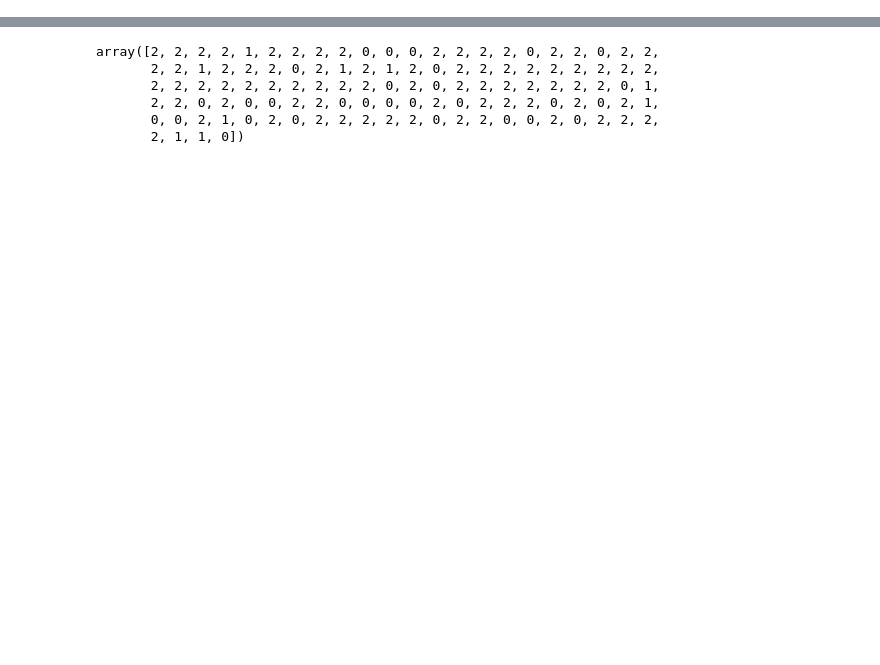
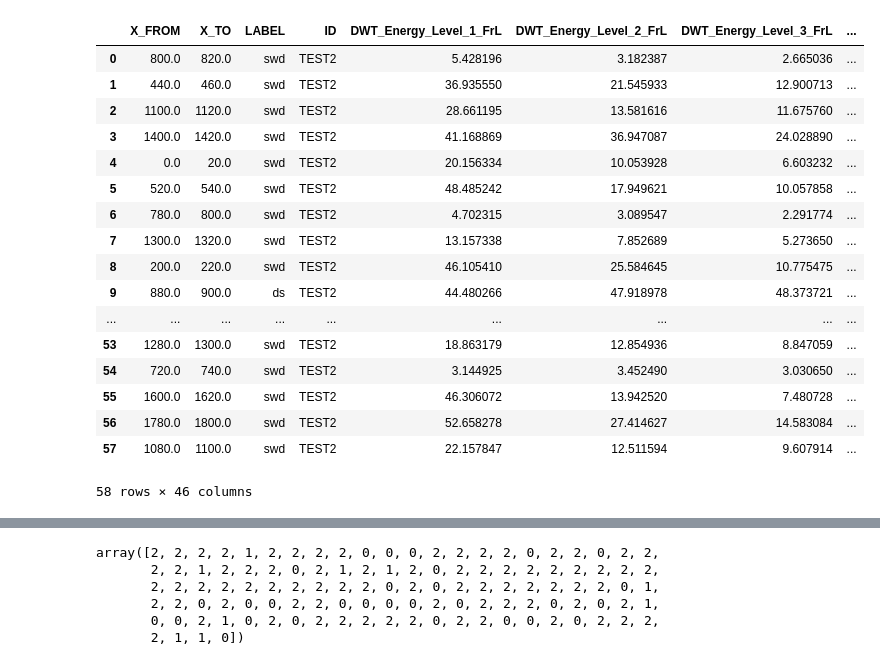
Before and after one commit to tarasovxx/classification-system-ekog, a Jupyter notebook: research/model.ipynb, the cells around one changed output, grey strips where cells are left out. Cells and saved outputs as stored; diff of their text form; code cells hidden in the pictures; blank space fills up the shorter version.

```diff
--- a/research/model.ipynb
+++ b/research/model.ipynb
@@ -94,0 +153,17 @@ Learning rate set to 0.5
+# %%
+new_y_pred = y_pred.reshape(-1)
+label2number = {
+    'swd':2,
+    'ds':0,
+    'is':1
+}
+number2label = {
+    2:'swd',
+    0:'ds',
+    1:'is'
+}
+# %%
+new_list = []
+for i in new_y_pred:
+    new_list.append(number2label[i])
+new_list
@@ -94,0 +188,3 @@ Learning rate set to 0.5
+# %%
+second["LABEL"] = new_list
+second
@@ -94,0 +210,24 @@ Learning rate set to 0.5
+# %%
+dd = second.copy()
+df_dropped = dd.sample(frac=0.65, random_state=42).reset_index(drop=True)
+
+df_dropped
+# %% [output]
+|  | X_FROM | X_TO | LABEL | ID | DWT_Energy_Level_1_FrL | DWT_Energy_Level_2_FrL | DWT_Energy_Level_3_FrL | ... |
+| 0 | 800.0 | 820.0 | swd | TEST2 | 5.428196 | 3.182387 | 2.665036 | ... |
+| 1 | 440.0 | 460.0 | swd | TEST2 | 36.935550 | 21.545933 | 12.900713 | ... |
+| 2 | 1100.0 | 1120.0 | swd | TEST2 | 28.661195 | 13.581616 | 11.675760 | ... |
+| 3 | 1400.0 | 1420.0 | swd | TEST2 | 41.168869 | 36.947087 | 24.028890 | ... |
+| 4 | 0.0 | 20.0 | swd | TEST2 | 20.156334 | 10.053928 | 6.603232 | ... |
+| 5 | 520.0 | 540.0 | swd | TEST2 | 48.485242 | 17.949621 | 10.057858 | ... |
+| 6 | 780.0 | 800.0 | swd | TEST2 | 4.702315 | 3.089547 | 2.291774 | ... |
+| 7 | 1300.0 | 1320.0 | swd | TEST2 | 13.157338 | 7.852689 | 5.273650 | ... |
+| 8 | 200.0 | 220.0 | swd | TEST2 | 46.105410 | 25.584645 | 10.775475 | ... |
+| 9 | 880.0 | 900.0 | ds | TEST2 | 44.480266 | 47.918978 | 48.373721 | ... |
+| ... | ... | ... | ... | ... | ... | ... | ... | ... |
+| 53 | 1280.0 | 1300.0 | swd | TEST2 | 18.863179 | 12.854936 | 8.847059 | ... |
+| 54 | 720.0 | 740.0 | swd | TEST2 | 3.144925 | 3.452490 | 3.030650 | ... |
+| 55 | 1600.0 | 1620.0 | swd | TEST2 | 46.306072 | 13.942520 | 7.480728 | ... |
+| 56 | 1780.0 | 1800.0 | swd | TEST2 | 52.658278 | 27.414627 | 14.583084 | ... |
+| 57 | 1080.0 | 1100.0 | swd | TEST2 | 22.157847 | 12.511594 | 9.607914 | ... |
+58 rows × 46 columns
```
Also changed, not shown: parts of 18 cells of this notebook, 6 other files.
